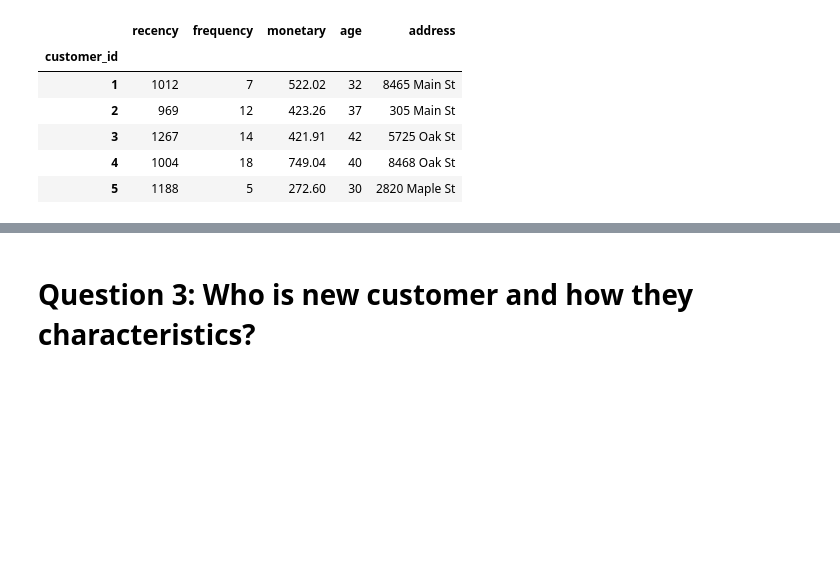
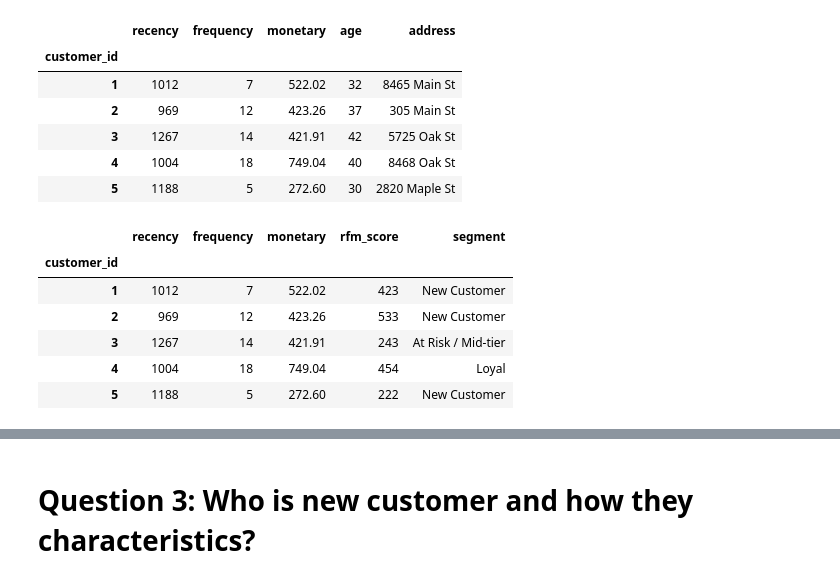
Before and after one commit to Rafsen-cell/GCI-World-2026, a Jupyter notebook: retail_costumer_value_&_performance_analysis.ipynb, the cells around one changed output, grey strips where cells are left out. Drawn from its saved outputs; the diff is of its cells as text; code cells hidden in the pictures; blank space fills up the shorter version.

```diff
--- a/retail_costumer_value_&_performance_analysis.ipynb
+++ b/retail_costumer_value_&_performance_analysis.ipynb
@@ -266,3 +266,39 @@ rfm.head()
 | 3 | 1267 | 14 | 421.91 | 42 | 5725 Oak St |
 | 4 | 1004 | 18 | 749.04 | 40 | 8468 Oak St |
 | 5 | 1188 | 5 | 272.60 | 30 | 2820 Maple St |
+# %%
+r_labels = range(5, 0, -1)
+f_labels = range(1, 6)
+m_labels = range(1, 6)
+
+rfm['r'] = pd.qcut(rfm['recency'], q=5, labels=r_labels)
+rfm['f'] = pd.qcut(rfm['frequency'].rank(method='first'), q=5, labels=f_labels)
+rfm['m'] = pd.qcut(rfm['monetary'], q=5, labels=m_labels)
+
+# combine all score into rfm score
+rfm['rfm_score'] = rfm['r'].astype(str) + rfm['f'].astype(str) + rfm['m'].astype(str)
+# %%
+# mapping function based on r and f scores
+def segment_customer(df):
+    r = int(df['r'])
+    f = int(df['f'])
+
+    if r >= 4 & f >= 4:
+        return 'Loyal'
+    elif r >= 4 & f <= 2:
+        return 'New Customer'
+    elif r <= 2 & f >= 4:
+        return 'Can\'t Lose Them'
+    else:
+        return 'At Risk / Mid-tier'
+
+rfm['segment'] = rfm.apply(segment_customer, axis=1)
+rfm[['recency', 'frequency', 'monetary', 'rfm_score', 'segment']].head()
+# %% [output]
+|  | recency | frequency | monetary | rfm_score | segment |
+| customer_id |  |  |  |  |  |
+| 1 | 1012 | 7 | 522.02 | 423 | New Customer |
+| 2 | 969 | 12 | 423.26 | 533 | New Customer |
+| 3 | 1267 | 14 | 421.91 | 243 | At Risk / Mid-tier |
+| 4 | 1004 | 18 | 749.04 | 454 | Loyal |
+| 5 | 1188 | 5 | 272.60 | 222 | New Customer |
```
Also changed, not shown: parts of 3 cells of this notebook.
